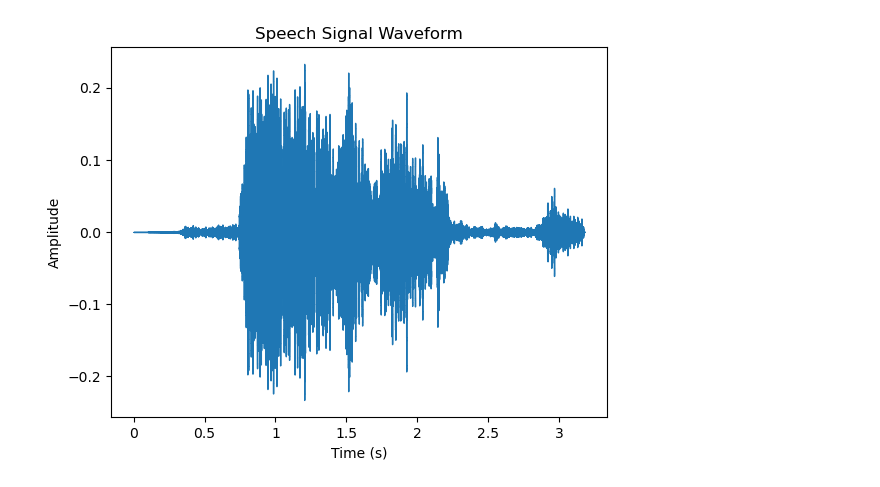
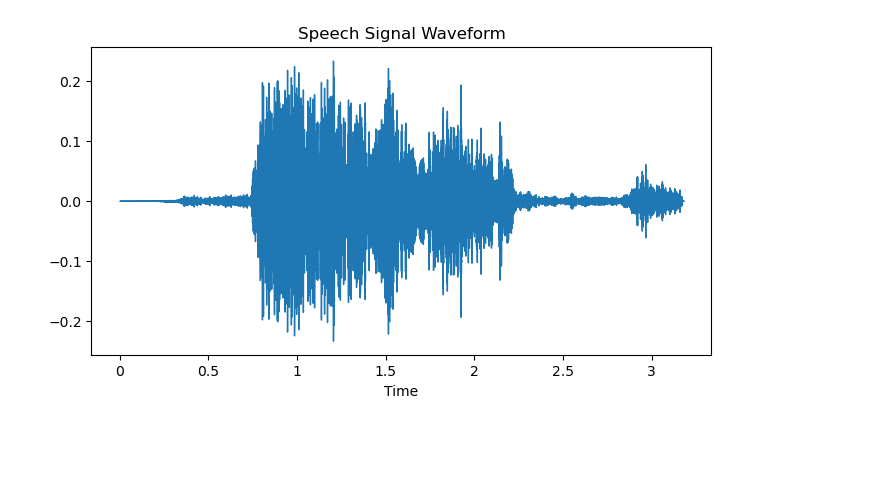
Before and after one commit to abhishek8050/AI-in-speech-processing, a Jupyter notebook: 21015_lab.ipynb, the cells around one changed output. Drawn from its saved outputs; the diff is of its cells as text; code cells hidden in the pictures; blank space fills up the shorter version.

```diff
--- a/21015_lab.ipynb
+++ b/21015_lab.ipynb
@@ -1,17 +1,16 @@
 # %%
+#A1
+
 import librosa
 import librosa.display
 import matplotlib.pyplot as plt
+import numpy as np
+import IPython.display as ipd
 
-
-file_path = r"C:\Users\buset\Downloads\Recording (3).wav"
-y, sr = librosa.load(file_path)
-librosa.display.waveshow(y, sr=sr)
-
-plt.xlabel("Time (s)")
-plt.ylabel("Amplitude")
-plt.title("Speech Signal Waveform")
-
+y, sr = librosa.load('abhishek.wav')
+plt.figure(figsize=(8, 4))
+librosa.display.waveshow(y)
+plt.title('Speech Signal Waveform')
 plt.show()
 # %% [output]
-[figure, old version]
+[figure, new version]
```
Also changed, not shown: parts of 6 cells of this notebook.
